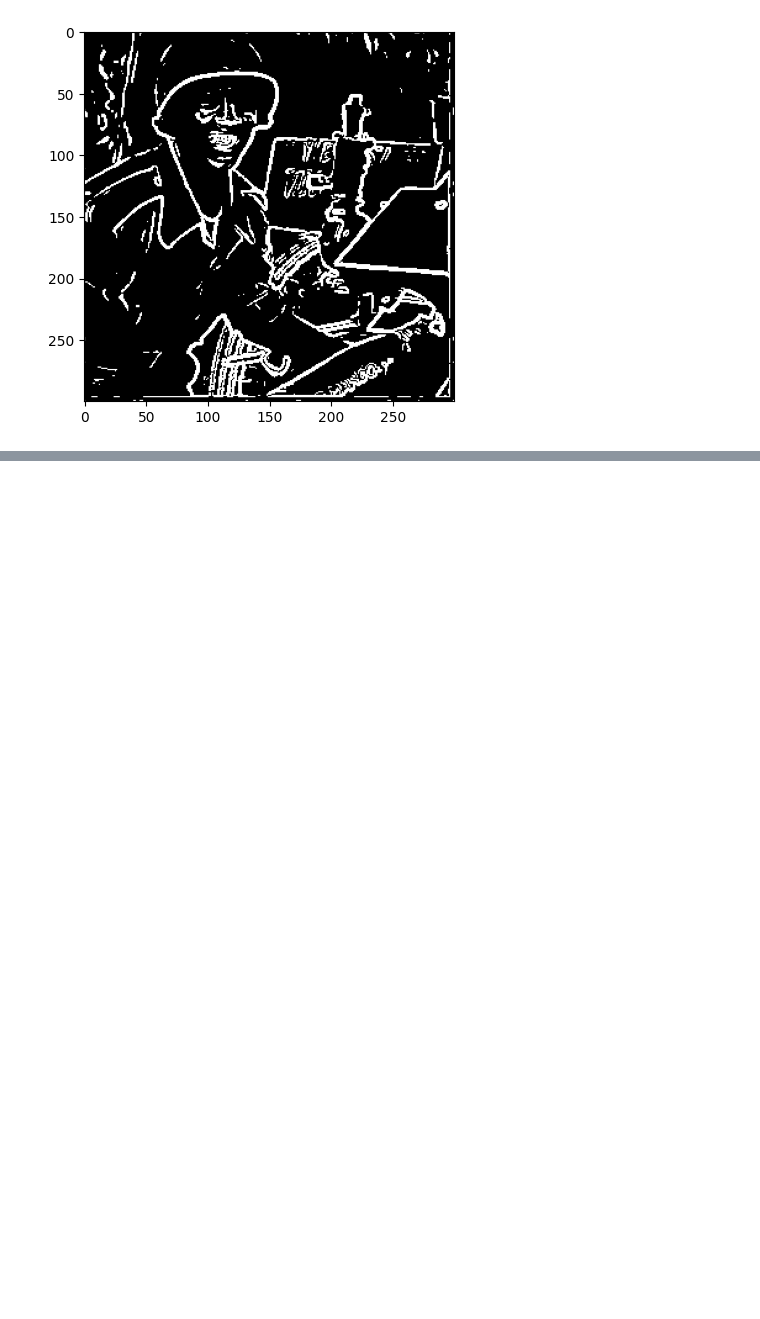
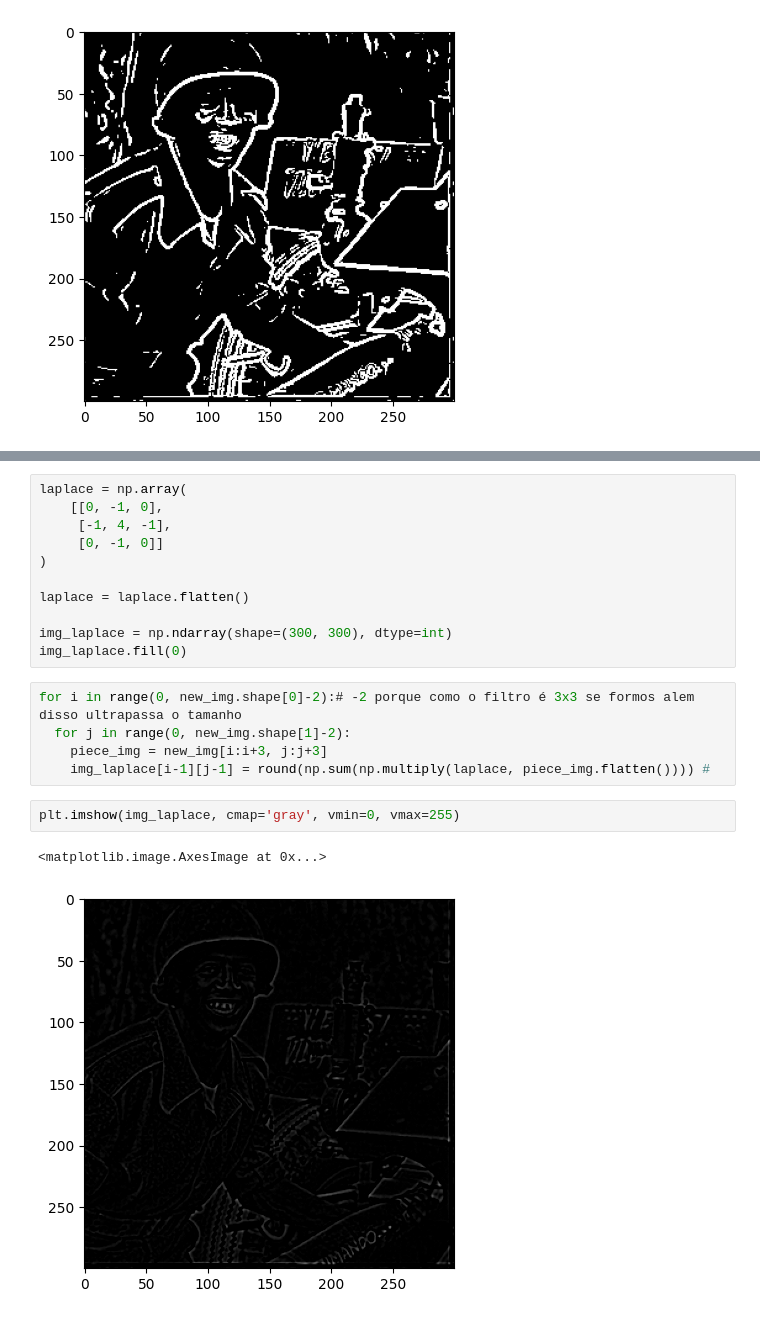
Before and after one commit to Dexduo/Metodos_Numericos_2, a Jupyter notebook: Tarefa_1-2/MN2_tarefa1_2.ipynb, the cells around one changed output, grey strips where cells are left out. Saved outputs shown, nothing was run; the diff lists cells and outputs as text; blank space fills up the shorter version.

```diff
--- a/Tarefa_1-2/MN2_tarefa1_2.ipynb
+++ b/Tarefa_1-2/MN2_tarefa1_2.ipynb
@@ -169,0 +177,21 @@ plt.imshow(img_filter, cmap='gray', vmin=0, vmax=255)
+# %%
+laplace = np.array(
+    [[0, -1, 0],
+     [-1, 4, -1],
+     [0, -1, 0]]
+)
+
+laplace = laplace.flatten()
+
+img_laplace = np.ndarray(shape=(300, 300), dtype=int)
+img_laplace.fill(0)
+# %%
+for i in range(0, new_img.shape[0]-2):# -2 porque como o filtro é 3x3 se formos alem disso ultrapassa o tamanho
+  for j in range(0, new_img.shape[1]-2):
+    piece_img = new_img[i:i+3, j:j+3]
+    img_laplace[i-1][j-1] = round(np.sum(np.multiply(laplace, piece_img.flatten()))) #
+# %%
+plt.imshow(img_laplace, cmap='gray', vmin=0, vmax=255)
+# %% [output]
+<matplotlib.image.AxesImage at 0x...>
+[figure, added]
```
Also changed, not shown: parts of 2 cells of this notebook.
